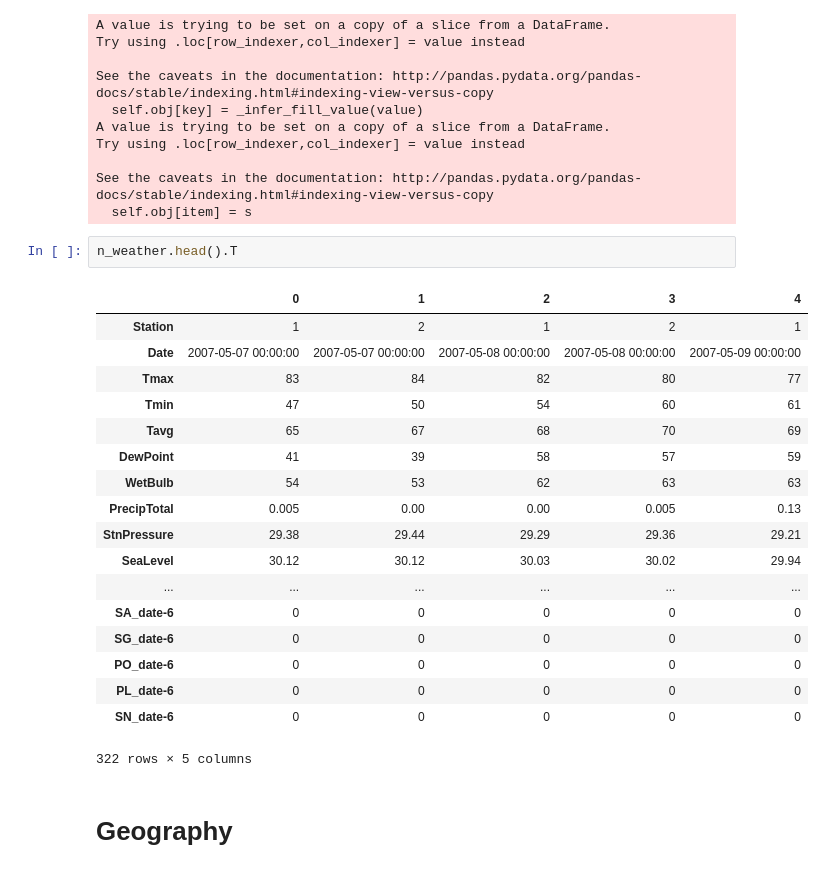
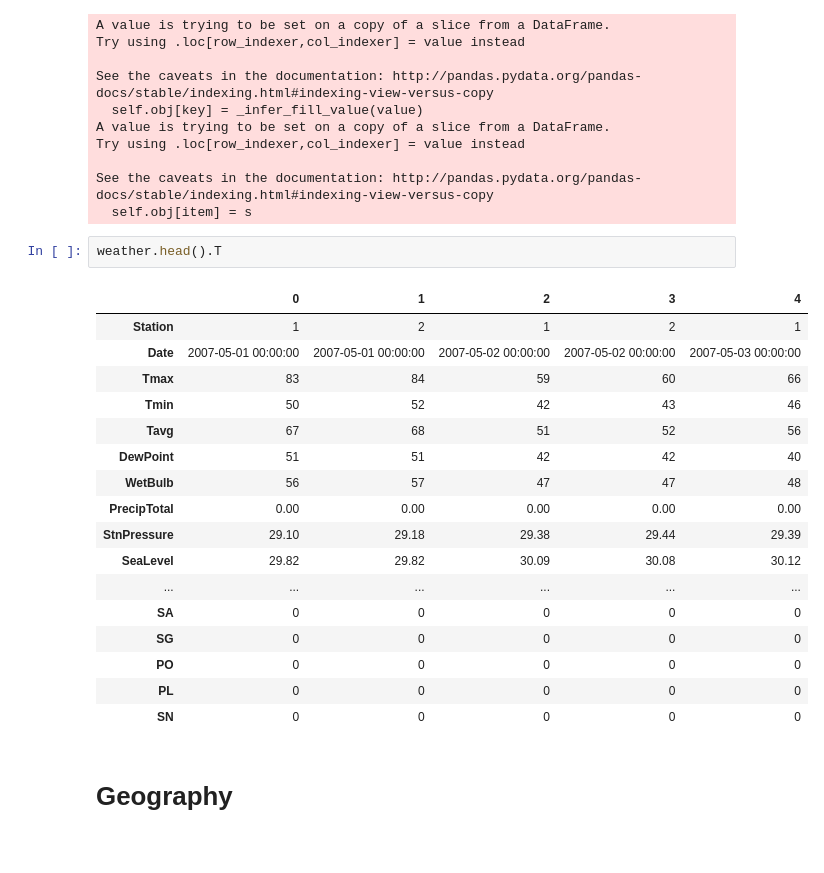
Before and after one commit to austinbrian/skeeter_patrol, a Jupyter notebook: code/MASTER_EDA--mike.ipynb, the cells around one changed output. Cells and saved outputs as stored; diff of their text form.

```diff
--- a/code/MASTER_EDA--mike.ipynb
+++ b/code/MASTER_EDA--mike.ipynb
@@ -190,26 +192,25 @@ Try using .loc[row_indexer,col_indexer] = value instead
 See the caveats in the documentation: http://pandas.pydata.org/pandas-docs/stable/indexing.html#indexing-view-versus-copy
   self.obj[item] = s
 # %%
-n_weather.head().T
+weather.head().T
 # %% [output]
 |  | 0 | 1 | 2 | 3 | 4 |
 | Station | 1 | 2 | 1 | 2 | 1 |
-| Date | 2007-05-07 00:00:00 | 2007-05-07 00:00:00 | 2007-05-08 00:00:00 | 2007-05-08 00:00:00 | 2007-05-09 00:00:00 |
-| Tmax | 83 | 84 | 82 | 80 | 77 |
-| Tmin | 47 | 50 | 54 | 60 | 61 |
-| Tavg | 65 | 67 | 68 | 70 | 69 |
-| DewPoint | 41 | 39 | 58 | 57 | 59 |
-| WetBulb | 54 | 53 | 62 | 63 | 63 |
-| PrecipTotal | 0.005 | 0.00 | 0.00 | 0.005 | 0.13 |
-| StnPressure | 29.38 | 29.44 | 29.29 | 29.36 | 29.21 |
-| SeaLevel | 30.12 | 30.12 | 30.03 | 30.02 | 29.94 |
+| Date | 2007-05-01 00:00:00 | 2007-05-01 00:00:00 | 2007-05-02 00:00:00 | 2007-05-02 00:00:00 | 2007-05-03 00:00:00 |
+| Tmax | 83 | 84 | 59 | 60 | 66 |
+| Tmin | 50 | 52 | 42 | 43 | 46 |
+| Tavg | 67 | 68 | 51 | 52 | 56 |
+| DewPoint | 51 | 51 | 42 | 42 | 40 |
+| WetBulb | 56 | 57 | 47 | 47 | 48 |
+| PrecipTotal | 0.00 | 0.00 | 0.00 | 0.00 | 0.00 |
+| StnPressure | 29.10 | 29.18 | 29.38 | 29.44 | 29.39 |
+| SeaLevel | 29.82 | 29.82 | 30.09 | 30.08 | 30.12 |
 | ... | ... | ... | ... | ... | ... |
-| SA_date-6 | 0 | 0 | 0 | 0 | 0 |
-| SG_date-6 | 0 | 0 | 0 | 0 | 0 |
-| PO_date-6 | 0 | 0 | 0 | 0 | 0 |
-| PL_date-6 | 0 | 0 | 0 | 0 | 0 |
-| SN_date-6 | 0 | 0 | 0 | 0 | 0 |
+| SA | 0 | 0 | 0 | 0 | 0 |
+| SG | 0 | 0 | 0 | 0 | 0 |
+| PO | 0 | 0 | 0 | 0 | 0 |
+| PL | 0 | 0 | 0 | 0 | 0 |
+| SN | 0 | 0 | 0 | 0 | 0 |
-322 rows × 5 columns
 # %% [markdown]
 # Geography
 # %%
```
Also changed, not shown: parts of 17 cells of this notebook, 3 other files.
